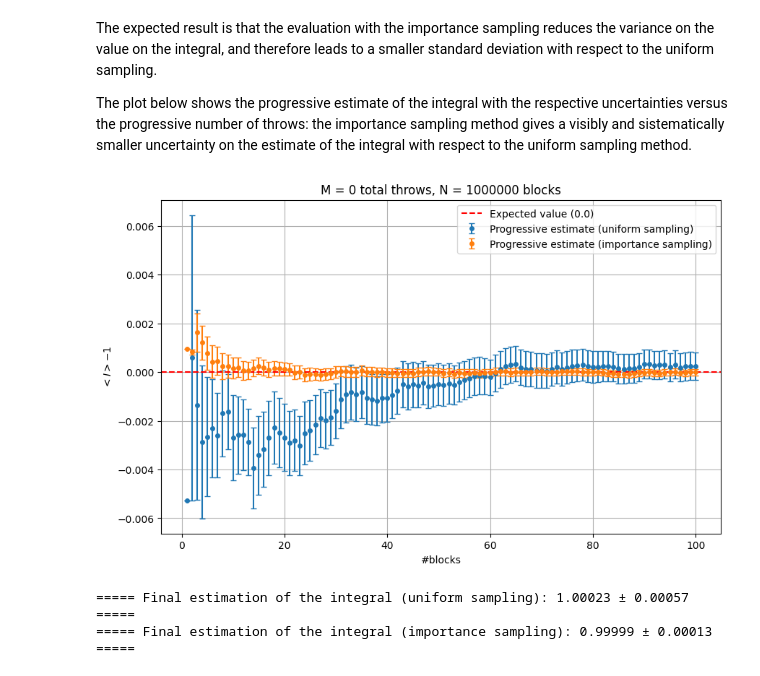
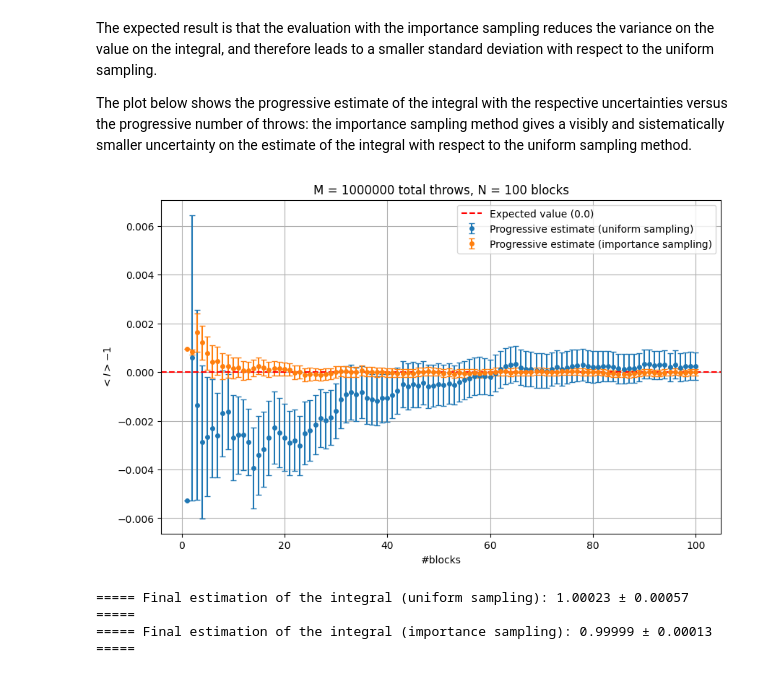
Before and after one commit to giuliagogna/NumericalSimulationLaboratory, a Jupyter notebook: Lab02/analysis2.ipynb, the cells around one changed output. Cells and saved outputs as stored; diff of their text form; code cells hidden in the pictures.

```diff
--- a/Lab02/analysis2.ipynb
+++ b/Lab02/analysis2.ipynb
@@ -100,17 +100,17 @@ throws, blocks, estimate_prog_unif, err_prog_unif, estimate_prog_importance, err
 # %%
 plt.figure(figsize=(10, 6))
 
 plt.errorbar(blocks, estimate_prog_unif - 1, yerr=err_prog_unif, label = 'Progressive estimate (uniform sampling)', fmt='o', markersize=4, capsize=3)
 plt.errorbar(blocks, estimate_prog_importance - 1, yerr=erro_prog_importance, label = 'Progressive estimate (importance sampling)', fmt='o', markersize=4, capsize=3)
 plt.axhline(0, color='red', linestyle='--', label='Expected value (0.0)')
 plt.xlabel('#blocks')
 plt.ylabel('$<I> - 1$')
-plt.title('M = {} total throws, N = {} blocks'.format(int(x[-1]), int(len(x))))
+plt.title(f'M = {throws[-1]:.0f} total throws, N = {blocks[-1]:.0f} blocks')
 plt.grid(True)
 plt.legend()
 plt.show()
 # %% [output]
-[figure, old version]
+[figure, new version]
 # %%
 mean_final_estimate_unif = estimate_prog_unif[-1]
 mean_final_error_unif = err_prog_unif[-1]
```
Also changed, not shown: 1 other file.
